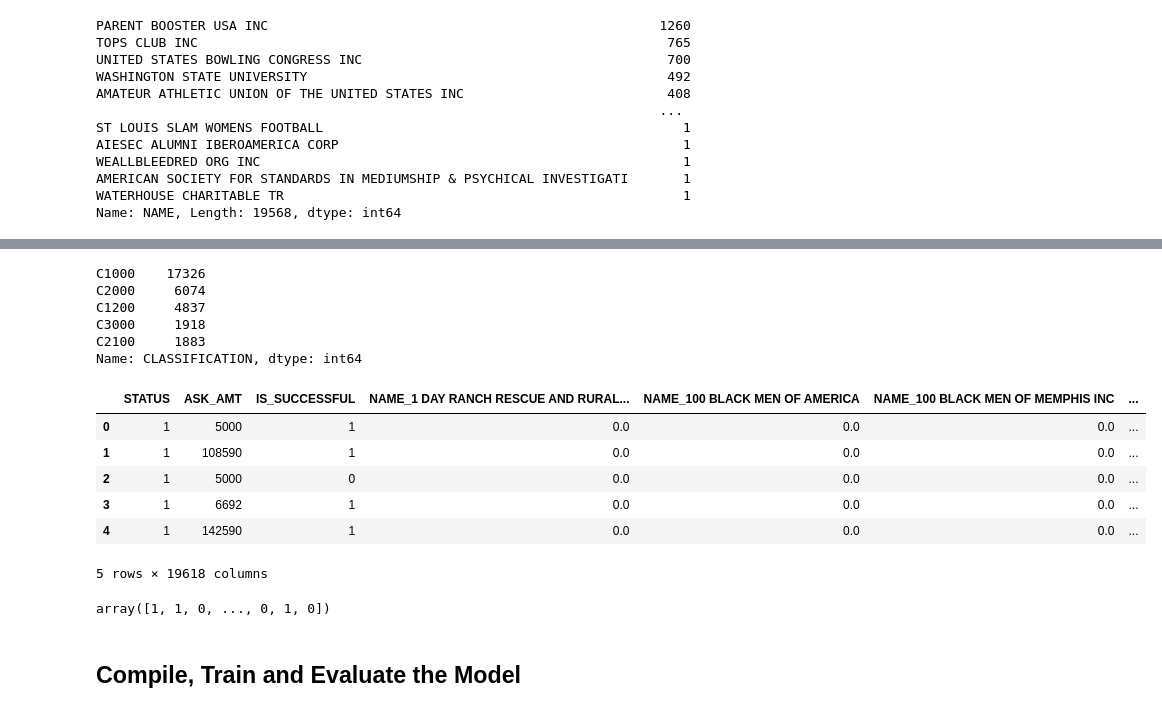
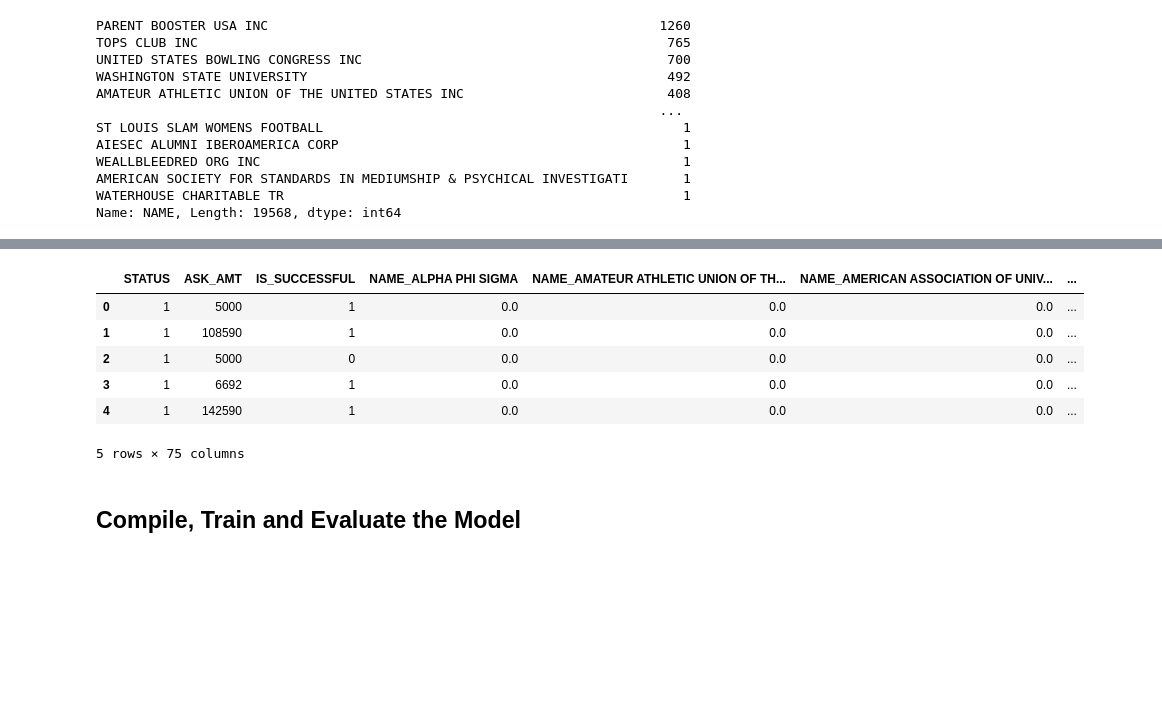
Before and after one commit to Sundakiy/deep-learning-challenge, a Jupyter notebook: Deep Learning Challenge/AlphabetSoupCharity_Optimization.ipynb, the cells around one changed output, grey strips where cells are left out. Drawn from its saved outputs; the diff is of its cells as text; code cells hidden in the pictures; blank space fills up the shorter version.

```diff
--- a/Deep Learning Challenge/AlphabetSoupCharity_Optimization.ipynb
+++ b/Deep Learning Challenge/AlphabetSoupCharity_Optimization.ipynb
@@ -48,0 +142,4 @@ dtype: int64
+# %%
+# Look at CLASSIFICATION value counts for binning
+classification_counts = application_df['CLASSIFICATION'].value_counts()
+classification_counts
@@ -48,0 +170,11 @@ dtype: int64
+# %%
+# Choose a cutoff value and create a list of classifications to be replaced
+# use the variable name `classifications_to_replace`
+
+classifications_to_replace = list(classification_counts[classification_counts<1000].index)
+# Replace in dataframe
+for cls in classifications_to_replace:
+    application_df['CLASSIFICATION'] = application_df['CLASSIFICATION'].replace(cls,"Other")
+
+# Check to make sure binning was successful
+application_df['CLASSIFICATION'].value_counts()
@@ -49,7 +189,7 @@ dtype: int64
 # %%
-# Look at NAME counts for binning
-name_count = application_df['NAME'].value_counts()
-name_count
+# Look at NAME value counts for binning
+name_counts = application_df['NAME'].value_counts()
+name_counts
 # %% [output]
 PARENT BOOSTER USA INC                                                  1260
 TOPS CLUB INC                                                            765
@@ -119,9 +206,12 @@ application_types_to_replace
 # %%
+# Choose a cutoff value and create a list of names to be replaced
+names_to_replace = list(name_counts[name_counts < 100].index)
 
 # Replace in dataframe
-for app in application_types_to_replace:
-    application_df['APPLICATION_TYPE'] = application_df['APPLICATION_TYPE'].replace(app,"Other")
+for name in names_to_replace:
+    application_df['NAME'] = application_df['NAME'].replace(
+        name, "Other")
 
 # Check to make sure binning was successful
-application_df['APPLICATION_TYPE'].value_counts()
+application_df['NAME'].value_counts()
 # %% [output]
@@ -200,32 +235,19 @@ classifications_to_replace
-# %%
-# Replace in dataframe
-for cls in classifications_to_replace:
-    application_df['CLASSIFICATION'] = application_df['CLASSIFICATION'].replace(cls,"Other")
-
-# Check to make sure binning was successful
-application_df['CLASSIFICATION'].value_counts().head()
-# %% [output]
-C1000    17326
-C2000     6074
-C1200     4837
-C3000     1918
-C2100     1883
-Name: CLASSIFICATION, dtype: int64
 # %%
 # Convert categorical data to numeric with `pd.get_dummies`
-application_df = pd.get_dummies(application_df,dtype=float)
-application_df.head()
+application_dummies = pd.get_dummies(application_df,dtype=float)
+application_dummies.head()
 # %% [output]
-|  | STATUS | ASK_AMT | IS_SUCCESSFUL | NAME_1 DAY RANCH RESCUE AND RURAL... | NAME_100 BLACK MEN OF AMERICA | NAME_100 BLACK MEN OF MEMPHIS INC | ... |
+|  | STATUS | ASK_AMT | IS_SUCCESSFUL | NAME_ALPHA PHI SIGMA | NAME_AMATEUR ATHLETIC UNION OF TH... | NAME_AMERICAN ASSOCIATION OF UNIV... | ... |
 | 0 | 1 | 5000 | 1 | 0.0 | 0.0 | 0.0 | ... |
 | 1 | 1 | 108590 | 1 | 0.0 | 0.0 | 0.0 | ... |
 | 2 | 1 | 5000 | 0 | 0.0 | 0.0 | 0.0 | ... |
 | 3 | 1 | 6692 | 1 | 0.0 | 0.0 | 0.0 | ... |
 | 4 | 1 | 142590 | 1 | 0.0 | 0.0 | 0.0 | ... |
-5 rows × 19618 columns
+5 rows × 75 columns
 # %%
 # Split our preprocessed data into our features and target arrays
-y = application_df['IS_SUCCESSFUL'].values
-y
+X = application_dummies.drop(['IS_SUCCESSFUL'], axis=1)
+y = application_dummies['IS_SUCCESSFUL']
+
+# Split the preprocessed data into a training and testing dataset
+X_train, X_test, y_train, y_test = train_test_split(X, y, random_state=58)
-# %% [output]
-array([1, 1, 0, ..., 0, 1, 0])
```
Also changed, not shown: parts of 32 cells of this notebook, 5 other files.
